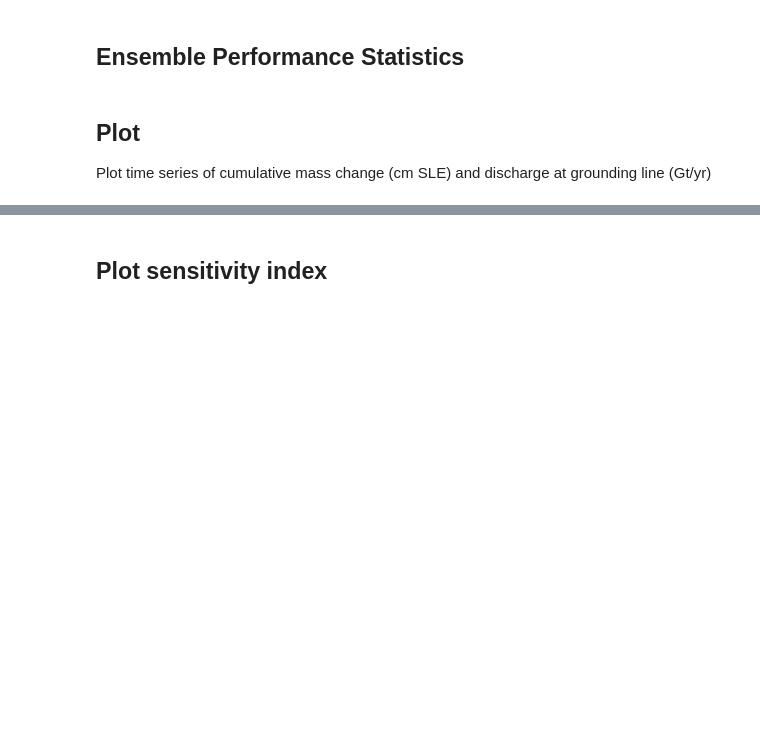
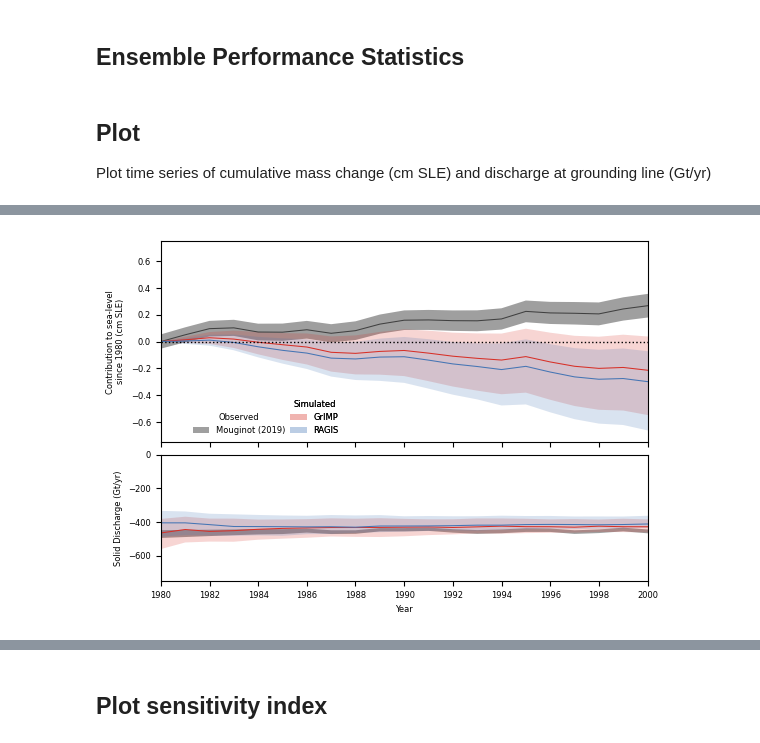
Before and after one commit to pism/pism-ragis, a Jupyter notebook: notebooks/analyze_ensembles.ipynb, the cells around one changed output, grey strips where cells are left out. Drawn from its saved outputs; the diff is of its cells as text; code cells hidden in the pictures; blank space fills up the shorter version.

```diff
--- a/notebooks/analyze_ensembles.ipynb
+++ b/notebooks/analyze_ensembles.ipynb
@@ -289,29 +360,32 @@ fig.savefig(fig_dir / "ragis-comp_scalar_1980-2020.png", dpi=600)
 # %%
-imbie[[discharge_uncertainty_varname]].mean() / mou_gis[[discharge_uncertainty_varname]].mean()
+plt.rc('font', size=10)
+plt.style.use("tableau-colorblind10")
+
 sigma_mass = 1
-sigma_discharge = 5
-plot_experiments = [experiments[0], experiments[1]]
+sigma_discharge = 1
+plot_experiments = [experiments[-2], experiments[-1]]
 
 plt.rc('font', size=6)
 plt.style.use("tableau-colorblind10")
 
-fig, axs = plt.subplots(nrows=2, ncols=1, sharex="col", figsize=(3.6, 2.8), height_ratios=[16, 9])
+fig, axs = plt.subplots(nrows=2, ncols=1, sharex="col", figsize=(6.2, 4), height_ratios=[16, 10])
 fig.subplots_adjust(wspace=0, hspace=0.075, bottom=0.125, top=0.975, left=0.175, right=0.96)
 
 
 for obs, o, obs_color, obs_loc, obs_alpha  in zip([mou_gis], ["Mouginot (2019)"],
-                                       [mou_color], [(0.5, 0.0)], [0.5]):
+                                       [mou_color], [(0.05, 0.0)], [0.5]):
     if mass_varname in obs:
         obs_ci = axs[0].fill_between(obs["Date"],
                         (obs[mass_varname] + sigma_mass * obs[mass_uncertainty_varname]),
                         (obs[mass_varname] - sigma_mass * obs[mass_uncertainty_varname]),
                         ls="solid", color=obs_color, lw=0, alpha=obs_alpha, label=o)
+        axs[0].plot(obs["Date"], obs[mass_varname], lw=0.75, color=obs_color)
     axs[1].fill_between(obs["Date"],
                     (obs[discharge_varname] + sigma_discharge * obs[discharge_uncertainty_varname]),
                     (obs[discharge_varname] - sigma_discharge * obs[discharge_uncertainty_varname]),
                     ls="solid", color=obs_color, lw=0, alpha=obs_alpha)
 
-    legend_obs = axs[0].legend(handles=[obs_ci], loc="lower center", bbox_to_anchor=obs_loc,
+    legend_obs = axs[0].legend(handles=[obs_ci], loc="lower left", bbox_to_anchor=obs_loc,
                                title="Observed")
     legend_obs.get_frame().set_linewidth(0.0)
     legend_obs.get_frame().set_alpha(0.0)
@@ -322,43 +396,45 @@ sims_cis = []
 sims_lines = []
 for k, exp in enumerate(plot_experiments):
     df = exp["data_df"]
-    q_05 = df.groupby(by="time").quantile(0.05, numeric_only=True)
-    q_50 = df.groupby(by="time").quantile(0.50, numeric_only=True)
-    q_95 = df.groupby(by="time").quantile(0.95, numeric_only=True)
-    sims_line = axs[0].plot(q_50.index, q_50[mass_varname], color=sim_colors[k], alpha=1.0, lw=0.75)
-    axs[1].plot(q_50.index, q_50[discharge_varname], color=sim_colors[k], alpha=1.0, lw=0.75)
-    sims_ci = axs[0].fill_between(q_05.index, q_05[mass_varname],
-                        q_95[mass_varname], color=sim_colors[k], alpha=0.2, lw=0, label=exp["Experiment"])
-    axs[1].fill_between(q_05.index, q_05[discharge_varname],
-                        q_95[discharge_varname], color=sim_colors[k], alpha=0.2, lw=0)
+    q_low = df.groupby(by="time").quantile(0.16, numeric_only=True)
+    q_median = df.groupby(by="time").quantile(0.50, numeric_only=True)
+    q_high = df.groupby(by="time").quantile(0.84, numeric_only=True)
+    sims_line = axs[0].plot(q_median.index, q_median[mass_varname], color=sim_colors[k], alpha=1.0, lw=0.75)
+    axs[1].plot(q_median.index, q_median[discharge_varname], color=sim_colors[k], alpha=1.0, lw=0.75)
+    sims_ci = axs[0].fill_between(q_low.index, q_low[mass_varname],
+                        q_high[mass_varname], color=sim_colors[k], alpha=0.2, lw=0, label=exp["Experiment"])
+    axs[1].fill_between(q_low.index, q_low[discharge_varname],
+                        q_high[discharge_varname], color=sim_colors[k], alpha=0.2, lw=0)
     sims_cis.append(sims_ci)
     sims_lines.append(sims_line[0])
 
 if len(sims_cis) < 4:
     ncols = 1
 else:
     ncols = 2
-legend_sims = axs[0].legend(handles=sims_cis, loc="lower center", bbox_to_anchor=[0.85, .0],
+legend_sims = axs[0].legend(handles=sims_cis, loc="lower left", bbox_to_anchor=[0.25, .0],
                            title=f"Simulated", ncols=ncols)
 legend_sims.get_frame().set_linewidth(0.0)
 legend_sims.get_frame().set_alpha(0.0)
 axs[0].add_artist(legend_sims)
 
 
 fig.set_facecolor(bg_color)
 for ax in axs:
     ax.set_facecolor(bg_color)
 fig.set_facecolor(bg_color)
 
 axs[0].axhline(0, color="k", ls="dotted", lw=1.0)
 axs[0].set_xlabel("")
-axs[0].set_ylabel("Contribution to sea-level\nsince 1992 (cm SLE)")
+axs[0].set_ylabel("Contribution to sea-level\nsince 1980 (cm SLE)")
 axs[-1].set_xlabel("Year")
 axs[1].set_ylabel("Solid Discharge (Gt/yr)")
 axs[0].set_xlim(pd.to_datetime("1980-1-1"), pd.to_datetime("2020-1-1"))
-axs[0].set_ylim(-1.25, 0.75)
+axs[0].set_ylim(-0.75, 0.75)
 axs[1].set_ylim(-750, 0)
 
 axs[0].set_xlim(pd.to_datetime("1980-1-1"), pd.to_datetime("2000-1-1"))
 fig.savefig(fig_dir / "ragis-comp_scalar_1980-2000.pdf")
 fig.savefig(fig_dir / "ragis-comp_scalar_1980-2000.png", dpi=600)
+# %% [output]
+[figure, added]
```
Also changed, not shown: parts of 14 cells of this notebook.
